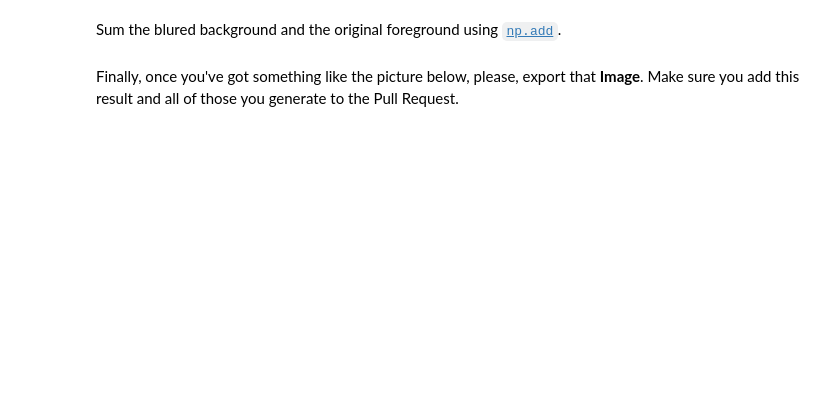
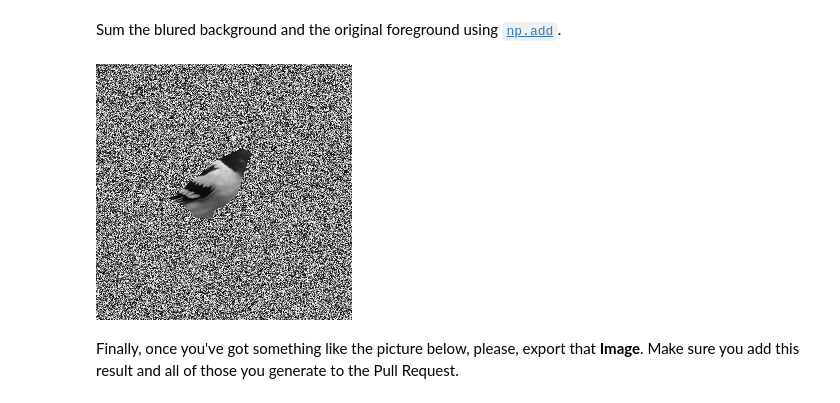
Before and after one commit to silviaherf/lab-image-segmentation, a Jupyter notebook: main.ipynb, the cells around one changed output. Drawn from its saved outputs; the diff is of its cells as text; code cells hidden in the pictures; blank space fills up the shorter version.

```diff
--- a/main.ipynb
+++ b/main.ipynb
@@ -176,4 +192,24 @@ Make sure the type of the output is `np.uint8`.
+# %%
+# Your code here
+def blur(im):
+    img = im.resize((256,256))
+    mask = generateMask(img)
+    background_mask = np.all(mask == [0, 0, 0], axis=-1)
+    foreground_mask = np.any(mask != [0, 0, 0], axis=-1)
+    imgbw = np.array(img.convert("L"))
+    background=background_mask*imgbw
+    foreground=foreground_mask*imgbw
+
+    kernel=np.random.randint(255, size=(20, 20)).astype('uint8')
+    conv=scipy.signal.convolve2d(background,kernel,mode='same')
+    back_blur=np.absolute(conv)
+    if back_blur.max()==255:
+        return back_blur,foreground
+    else:
+        return "Resulted array not in range 0-255"
 # %% [markdown]
 Once you have demonstrated you are a great coder defining the `blur` function. It's time for you to check if it works, bluring the background of the `background` image.
 # %%
 # Your code here
+im=Image.open("images/bird.png")
+blur(im)[0]
@@ -184,7 +237,12 @@ Apply the `foreground_mask` again.
 # %% [markdown]
 Sum the blured background and the original foreground using [`np.add`](https://numpy.org/doc/1.18/reference/generated/numpy.add.html).
+# %%
+final=np.add(blur(im)[0], blur(im)[1])
 # %%
 # Your code here
+Image.fromarray(final)
+# %% [output]
+[figure, added]
 # %% [markdown]
 Finally, once you've got something like the picture below, please, export that **Image**. Make sure you add this result and all of those you generate to the Pull Request.
 # %% [markdown]
```
Also changed, not shown: parts of 11 cells of this notebook.
